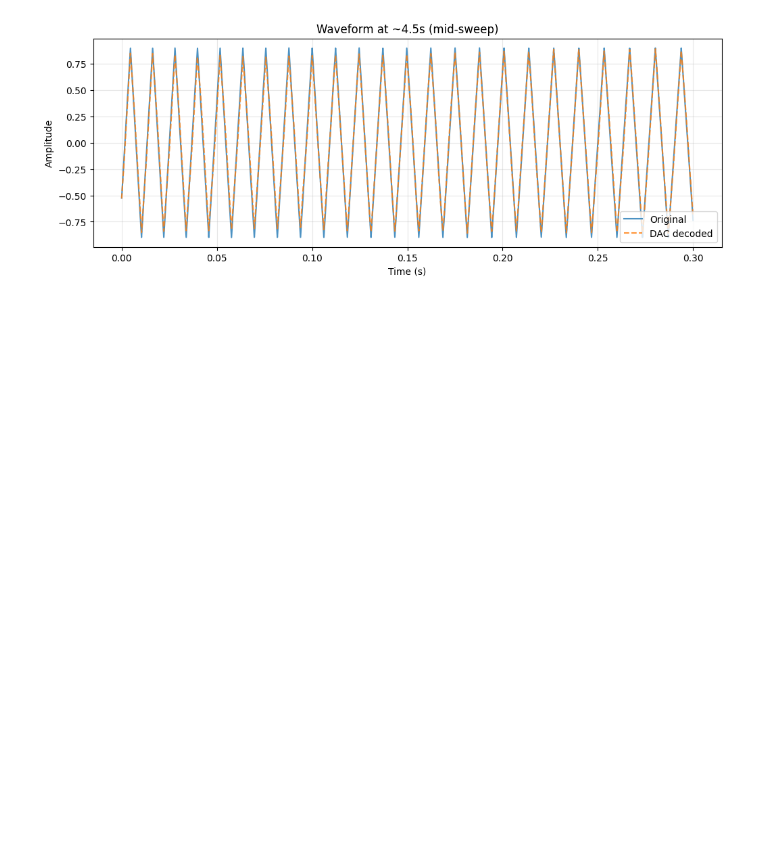
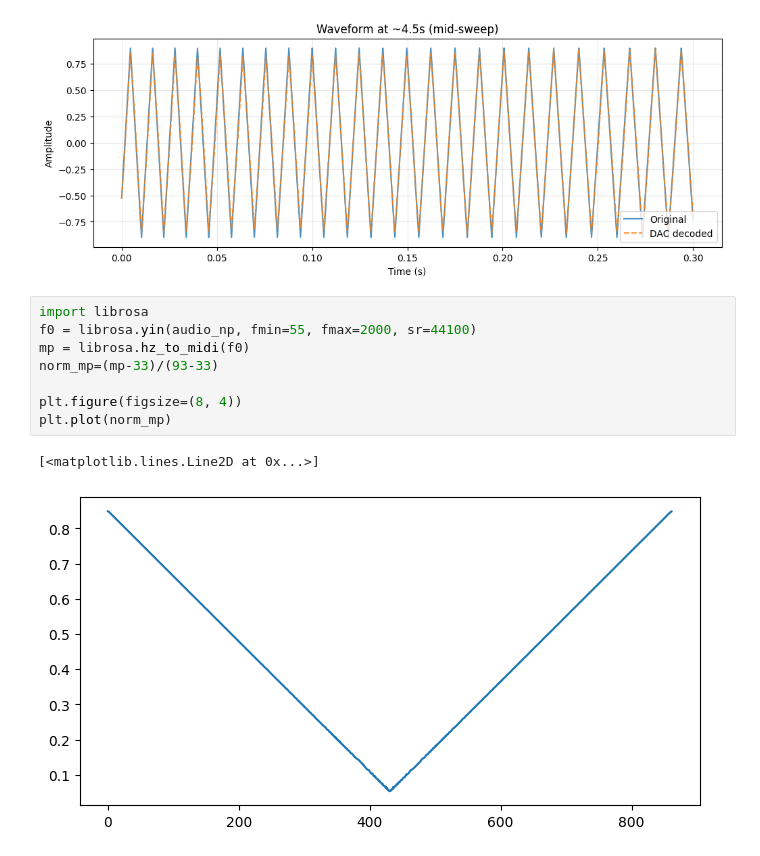
Before and after one commit to lonce/FargoNDacoder, a Jupyter notebook: dev_notebooks/test_dataset.ipynb, the cells around one changed output. Saved outputs shown, nothing was run; the diff lists cells and outputs as text; blank space fills up the shorter version.

```diff
--- a/dev_notebooks/test_dataset.ipynb
+++ b/dev_notebooks/test_dataset.ipynb
@@ -325,3 +325,14 @@ Codebook 0 delta stats:
   Frames with 0 change: 9.8%
 [figure]
 [figure]
+# %%
+import librosa
+f0 = librosa.yin(audio_np, fmin=55, fmax=2000, sr=44100)
+mp = librosa.hz_to_midi(f0)
+norm_mp=(mp-33)/(93-33)
+
+plt.figure(figsize=(8, 4))
+plt.plot(norm_mp)
+# %% [output]
+[<matplotlib.lines.Line2D at 0x...>]
+[figure, added]
```
Also changed, not shown: parts of 4 cells of this notebook, 14 other files.
